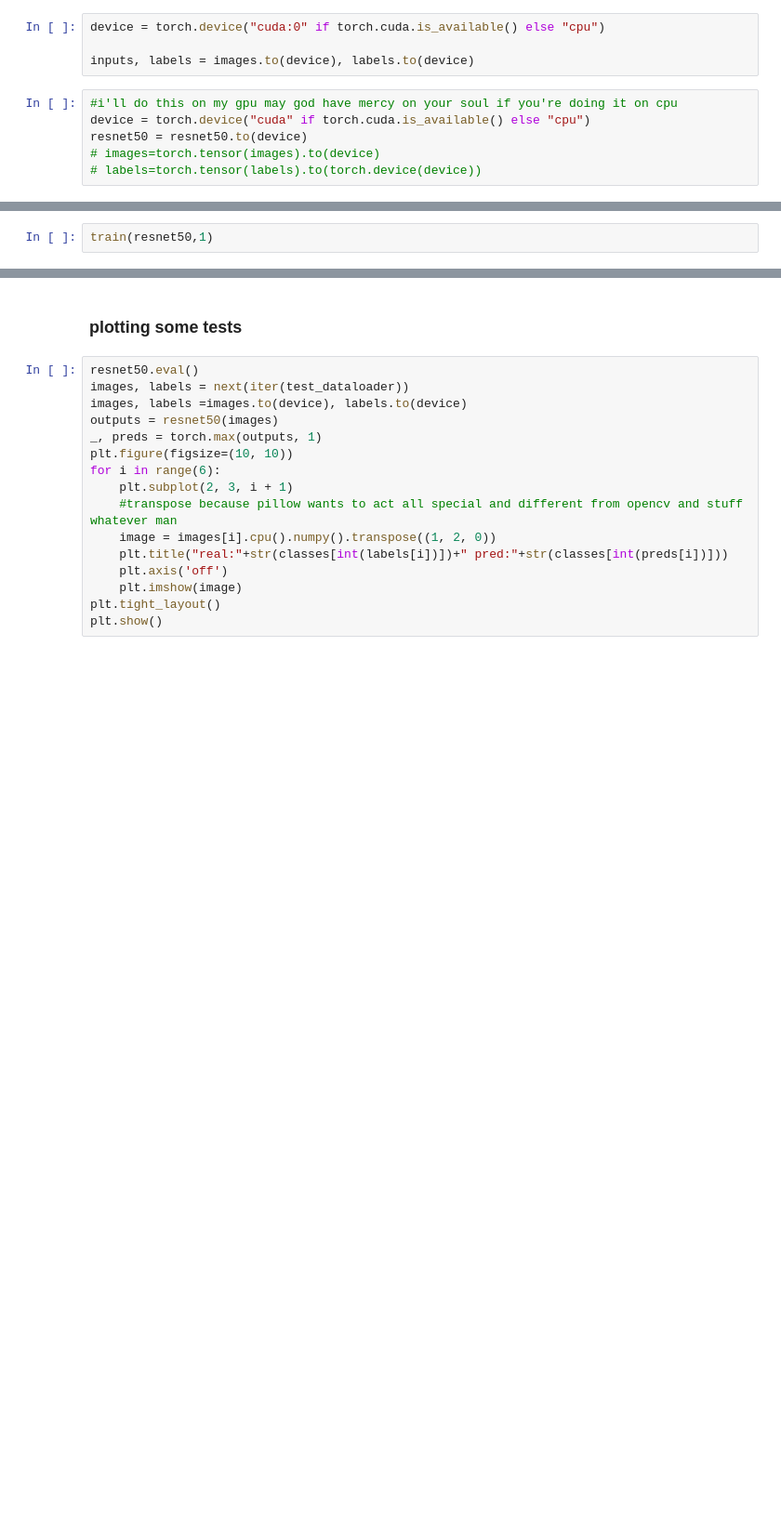
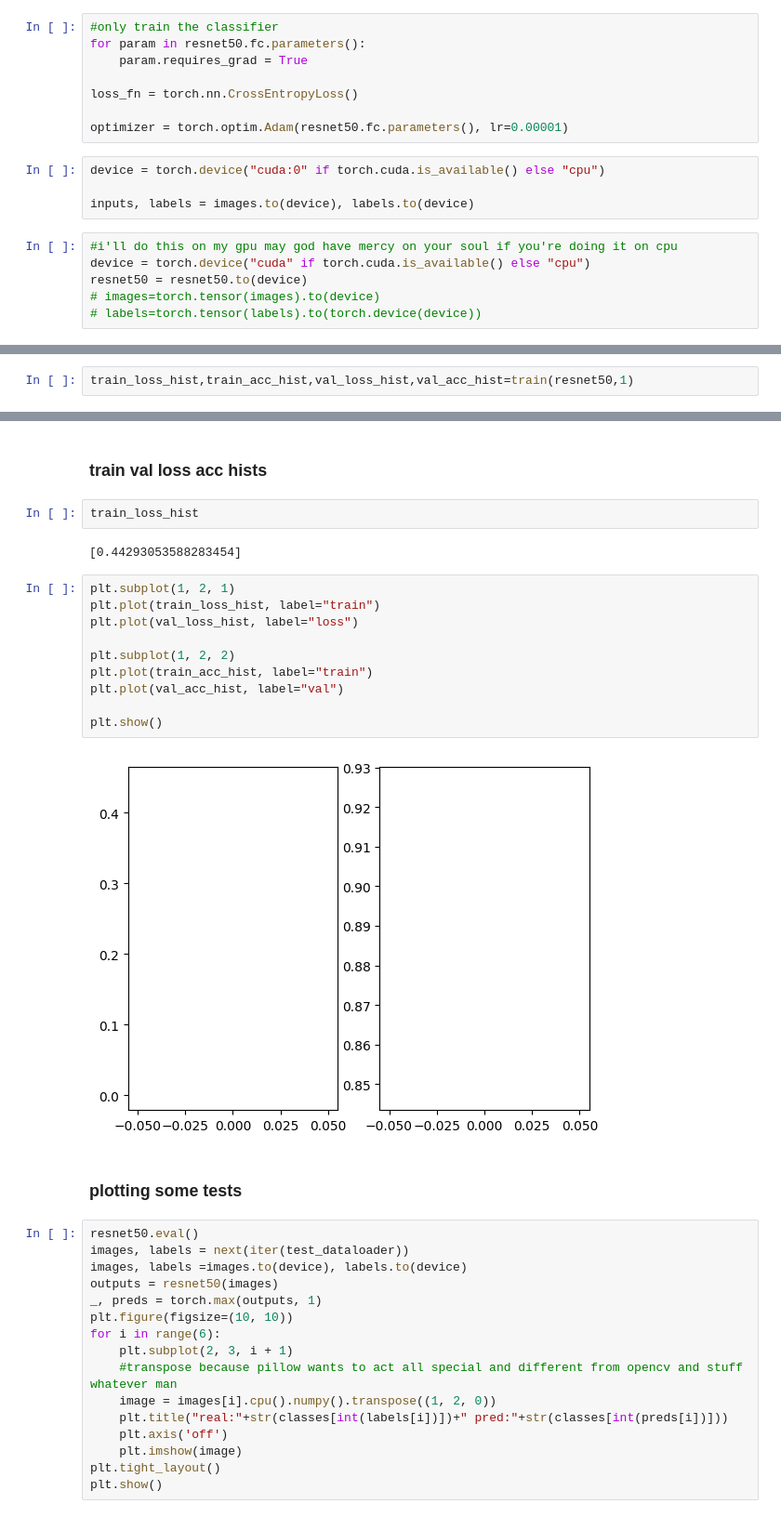
Before and after one commit to Amen-Haj-Brahim/COVID-19-XRAY-CNN, a Jupyter notebook: full_notebook.ipynb, the cells around one changed output, grey strips where cells are left out. Shown at 93% size. Cells and saved outputs as stored; diff of their text form; blank space fills up the shorter version.

```diff
--- a/full_notebook.ipynb
+++ b/full_notebook.ipynb
@@ -133,3 +155,11 @@ optimizer = torch.optim.Adam(resnet50.parameters(), lr=0.00001)
+# %%
+#only train the classifier
+for param in resnet50.fc.parameters():
+    param.requires_grad = True
+
+loss_fn = torch.nn.CrossEntropyLoss()
+
+optimizer = torch.optim.Adam(resnet50.fc.parameters(), lr=0.00001)
 # %%
 device = torch.device("cuda:0" if torch.cuda.is_available() else "cpu")
 
@@ -191,2 +255,0 @@ def train(model,epochs):
-# %%
-train(resnet50,1)
@@ -210,0 +256,2 @@ Training complete..
+# %%
+train_loss_hist,train_acc_hist,val_loss_hist,val_acc_hist=train(resnet50,1)
@@ -211,3 +276,21 @@ Training complete..
+# %% [markdown]
+### train val loss acc hists
+# %%
+train_loss_hist
+# %% [output]
+[0.44293053588283454]
+# %%
+plt.subplot(1, 2, 1)
+plt.plot(train_loss_hist, label="train")
+plt.plot(val_loss_hist, label="loss")
+
+plt.subplot(1, 2, 2)
+plt.plot(train_acc_hist, label="train")
+plt.plot(val_acc_hist, label="val")
+
+plt.show()
+# %% [output]
+[figure, added]
 # %% [markdown]
 ### plotting some tests
 # %%
```
Also changed, not shown: parts of 22 cells of this notebook.
